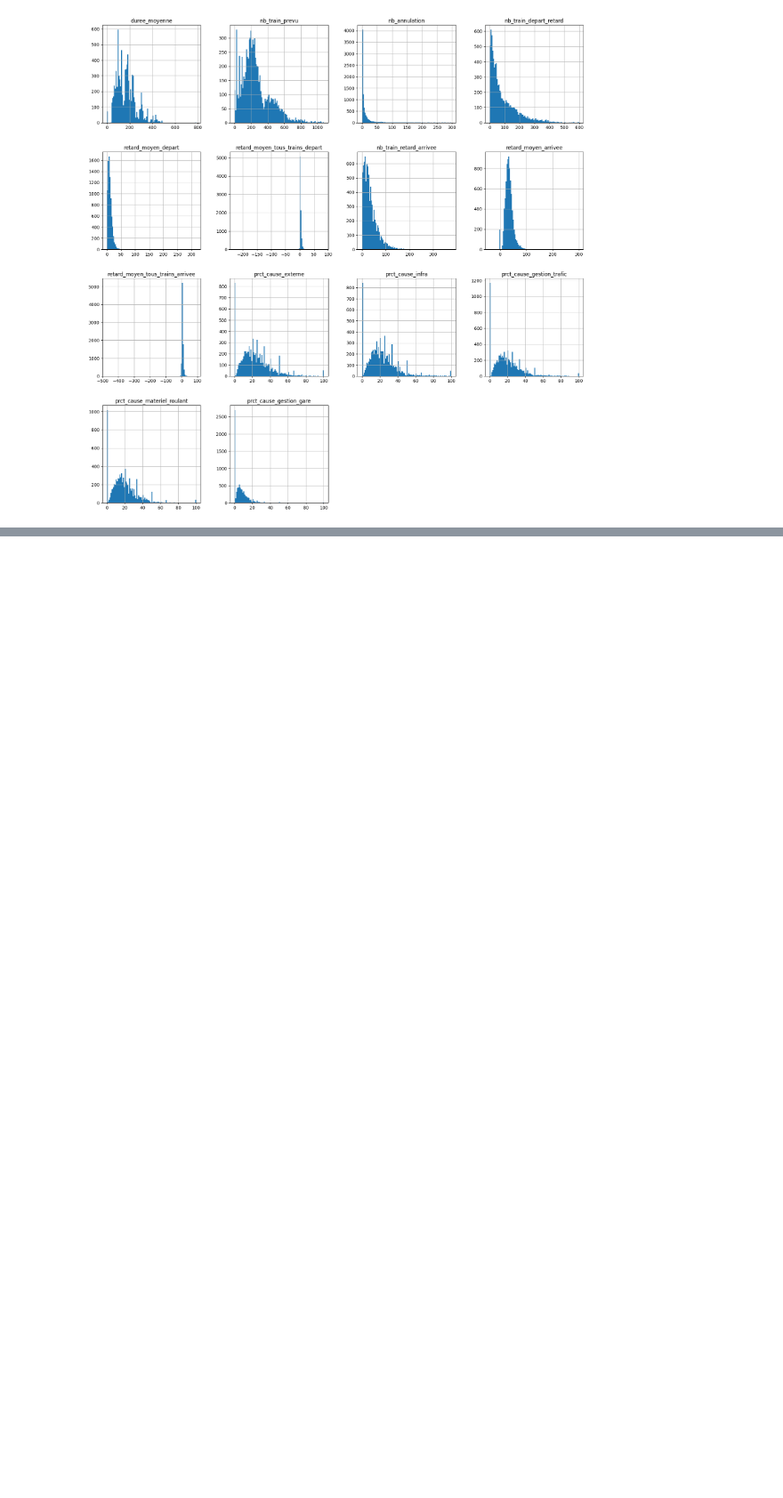
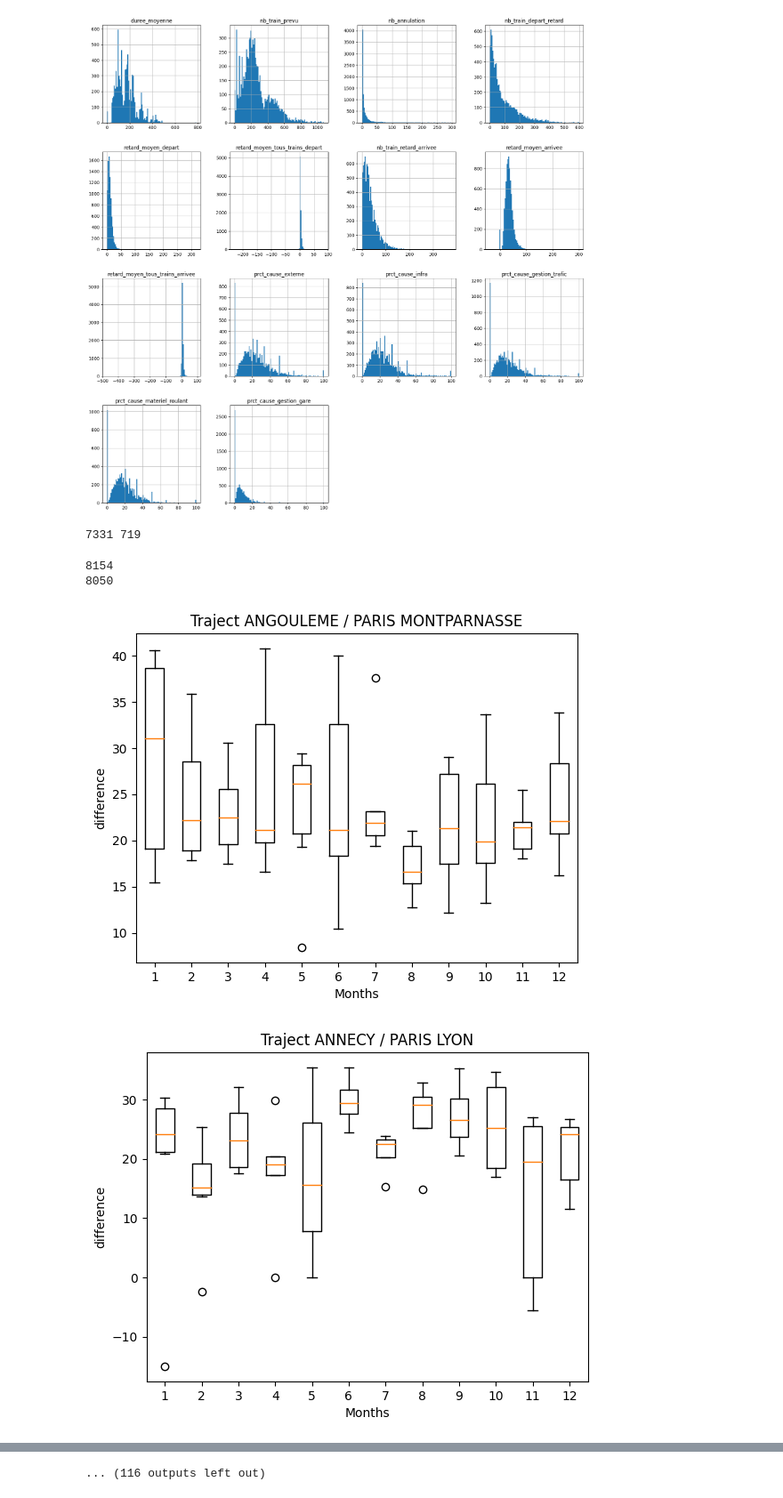
Before and after one commit to Salahidine2002/TGV_delay_prediction, a Jupyter notebook: Tests.ipynb, the cells around one changed output, grey strips where cells are left out. Shown at 89% size. Saved outputs shown, nothing was run; the diff lists cells and outputs as text; code cells hidden in the pictures; blank space fills up the shorter version.

Commit message:
removing outliers

```diff
--- a/Tests.ipynb
+++ b/Tests.ipynb
@@ -71,3 +72,28 @@ Cols = ['duree_moyenne', 'nb_train_prevu', 'nb_annulation', 'nb_train_depart_ret
 histograms(Dataset, Cols)
 # %% [output]
 [figure]
+# %%
+train_set = Dataset[Dataset['date'].dt.year != 2023]
+test_set = Dataset[Dataset['date'].dt.year == 2023]
+
+print(len(train_set), len(test_set))
+# %% [output]
+7331 719
+# %%
+print(len(Dataset))
+Dataset = remove_outliers(Dataset, 3)
+print(len(Dataset))
+# %% [output]
+8154
+8050
+# %%
+Dataset['difference'] = Dataset['retard_moyen_arrivee'] - Dataset['retard_moyen_depart']
+
+
+for i in range(2, len(A)) :
+    for j in range(len(A)) :
+        if i!=j and Net[i, j] :
+            box_plot_months(Dataset, A[i], A[j], 'difference')
+# %% [output]
+[figure, added]
+[figure, added]
@@ -73,0 +110 @@ histograms(Dataset, Cols)
+... (116 outputs left out)
```
Also changed, not shown: parts of 3 cells of this notebook, 2 other files.
